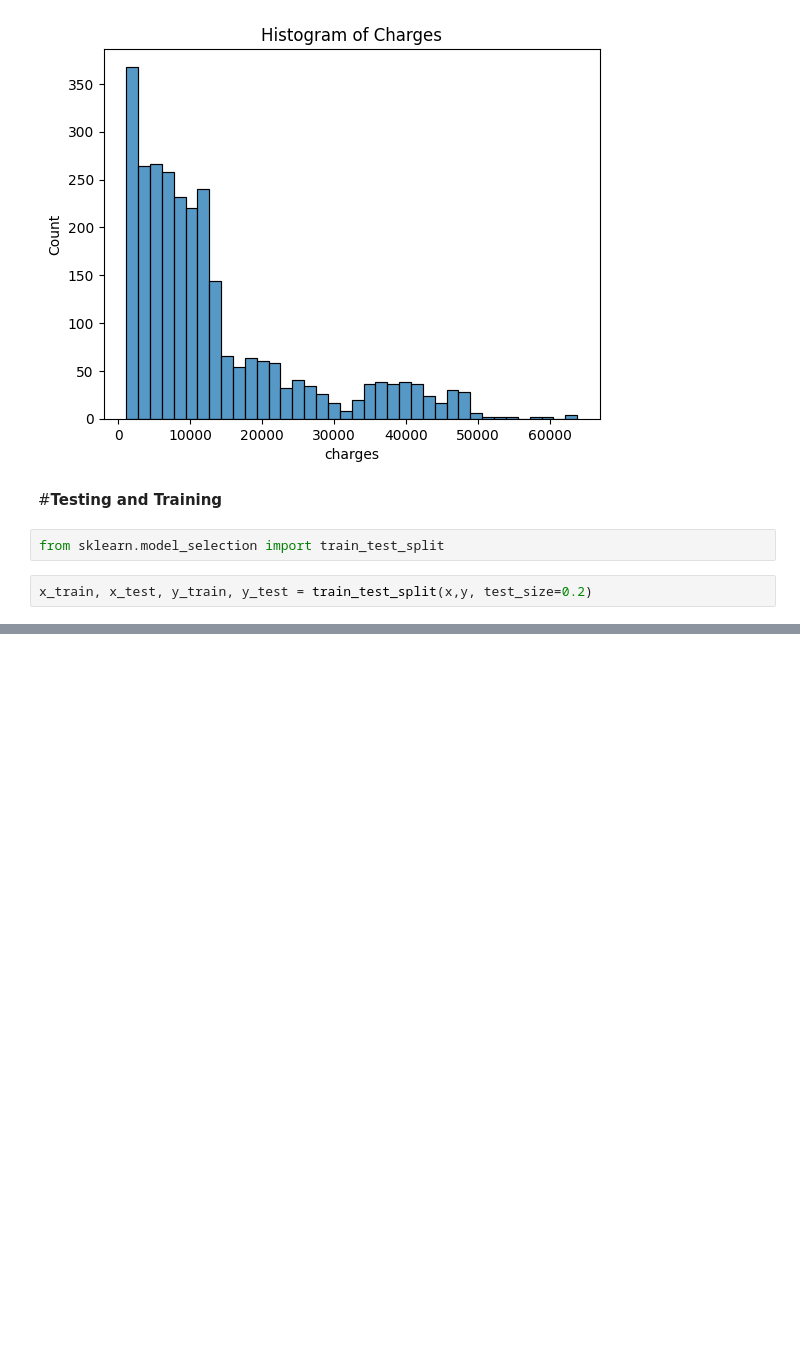
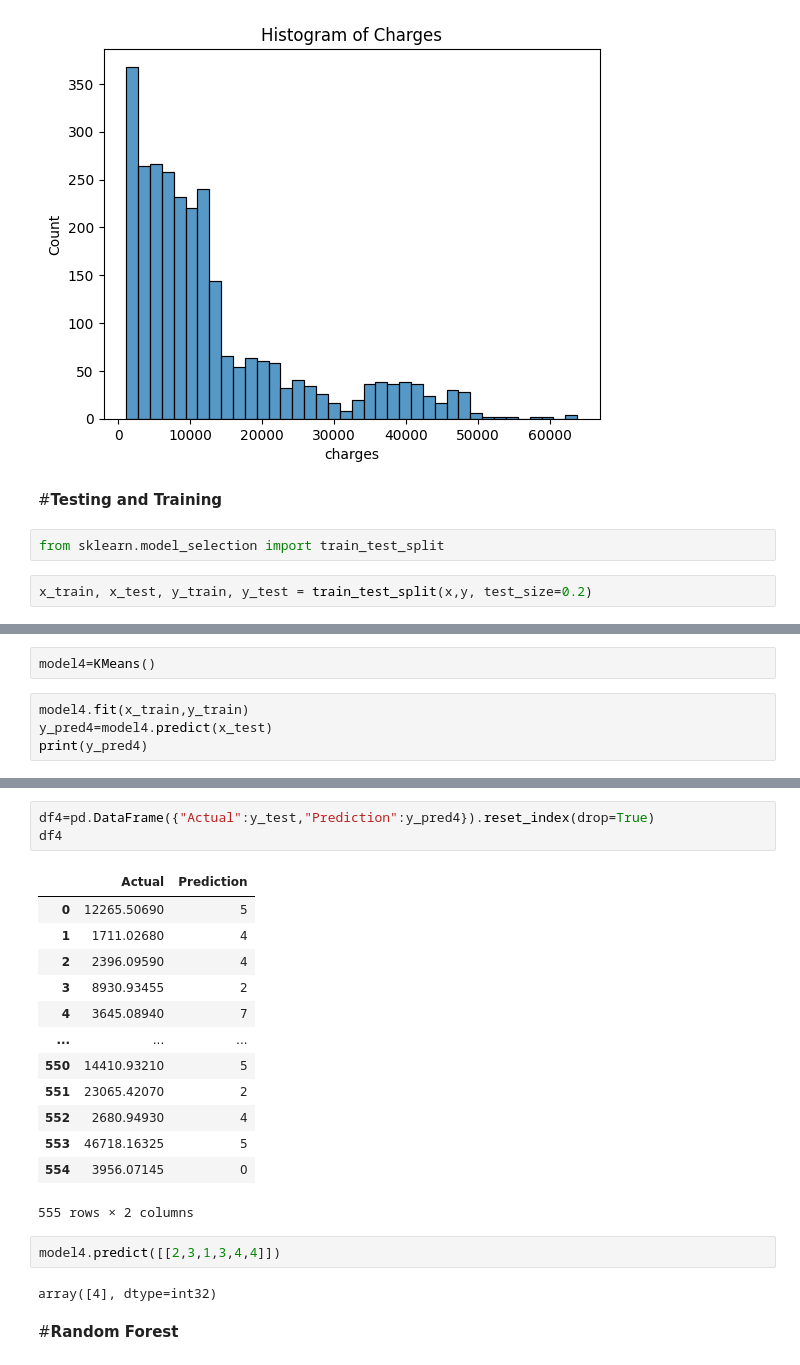
Before and after one commit to ChAbid-773/Medical_Insurance, a Jupyter notebook: Medical_Insurance.ipynb, the cells around one changed output, grey strips where cells are left out. Drawn from its saved outputs; the diff is of its cells as text; blank space fills up the shorter version.

```diff
--- a/Medical_Insurance.ipynb
+++ b/Medical_Insurance.ipynb
@@ -287,0 +390,6 @@ memory usage: 8.7 KB
+# %%
+model4=KMeans()
+# %%
+model4.fit(x_train,y_train)
+y_pred4=model4.predict(x_test)
+print(y_pred4)
@@ -287,0 +412,23 @@ memory usage: 8.7 KB
+# %%
+df4=pd.DataFrame({"Actual":y_test,"Prediction":y_pred4}).reset_index(drop=True)
+df4
+# %% [output]
+|  | Actual | Prediction |
+| 0 | 12265.50690 | 5 |
+| 1 | 1711.02680 | 4 |
+| 2 | 2396.09590 | 4 |
+| 3 | 8930.93455 | 2 |
+| 4 | 3645.08940 | 7 |
+| ... | ... | ... |
+| 550 | 14410.93210 | 5 |
+| 551 | 23065.42070 | 2 |
+| 552 | 2680.94930 | 4 |
+| 553 | 46718.16325 | 5 |
+| 554 | 3956.07145 | 0 |
+555 rows × 2 columns
+# %%
+model4.predict([[2,3,1,3,4,4]])
+# %% [output]
+array([4], dtype=int32)
+# %% [markdown]
+#**Random Forest**
```
Also changed, not shown: parts of 22 cells of this notebook.
